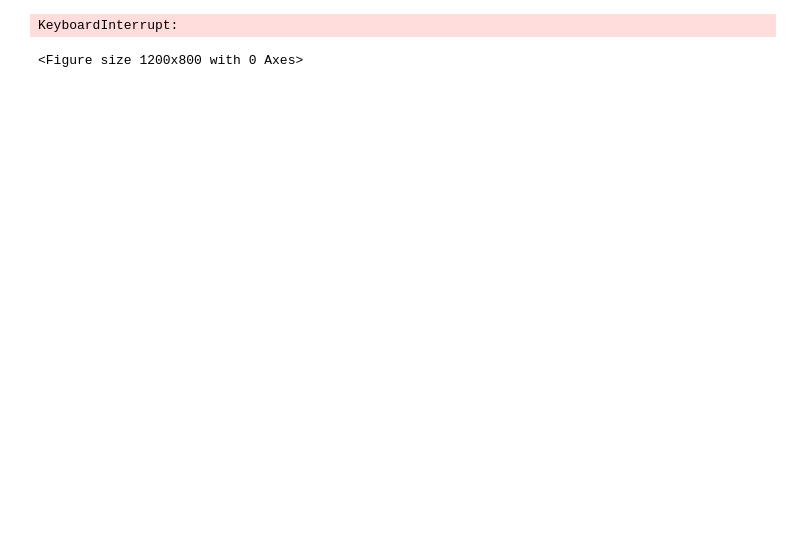
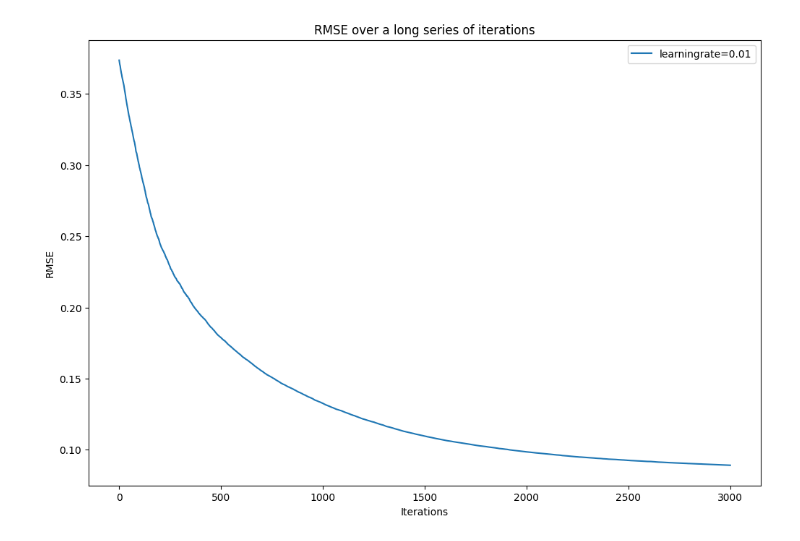
Before and after one commit to ThannerJonna/Content_Recommendation_OMI, a Jupyter notebook: MF-Funk/MF-Funk-My5.ipynb, the cells around one changed output. Drawn from its saved outputs; the diff is of its cells as text; code cells hidden in the pictures; blank space fills up the shorter version.

Commit message:
Better title
And only output update every 200 iterations

```diff
--- a/MF-Funk/MF-Funk-My5.ipynb
+++ b/MF-Funk/MF-Funk-My5.ipynb
@@ -107,7 +107,7 @@ for lr in learning_rates:
             # print(predicted_ratings_matrix)
             loss = calculate_rmse(true_ratings, predicted_ratings_matrix)
             current_losses.append(loss.numpy())
-            if epoch % 100 == 0:
+            if epoch % 200 == 0:
                 print(f'Epoch {epoch}, Loss (RMSE): {loss.numpy():.4f}')
         losses[(lr, sd)] = current_losses
 
@@ -119,7 +119,7 @@ for (lr, sd), loss_list in losses.items():
 
 
 # Plot the loss over epochs
-plt.title('RMSE over time varied by learning rate')
+plt.title('RMSE over a long series of iterations')
 plt.xlabel('Iterations')
 plt.ylabel('RMSE')
 plt.legend()
@@ -144,2 +145 @@ Epoch 1500, Loss (RMSE): 0.0888
-KeyboardInterrupt:
-<Figure size 1200x800 with 0 Axes>
+[figure, added]
```
Also changed, not shown: parts of 1 cell of this notebook.
